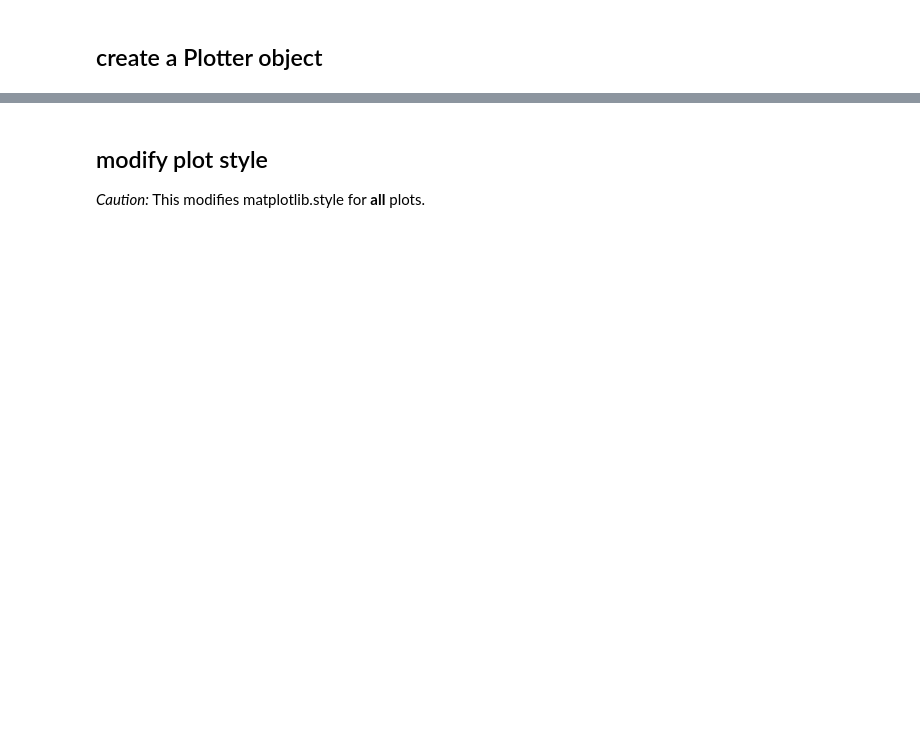
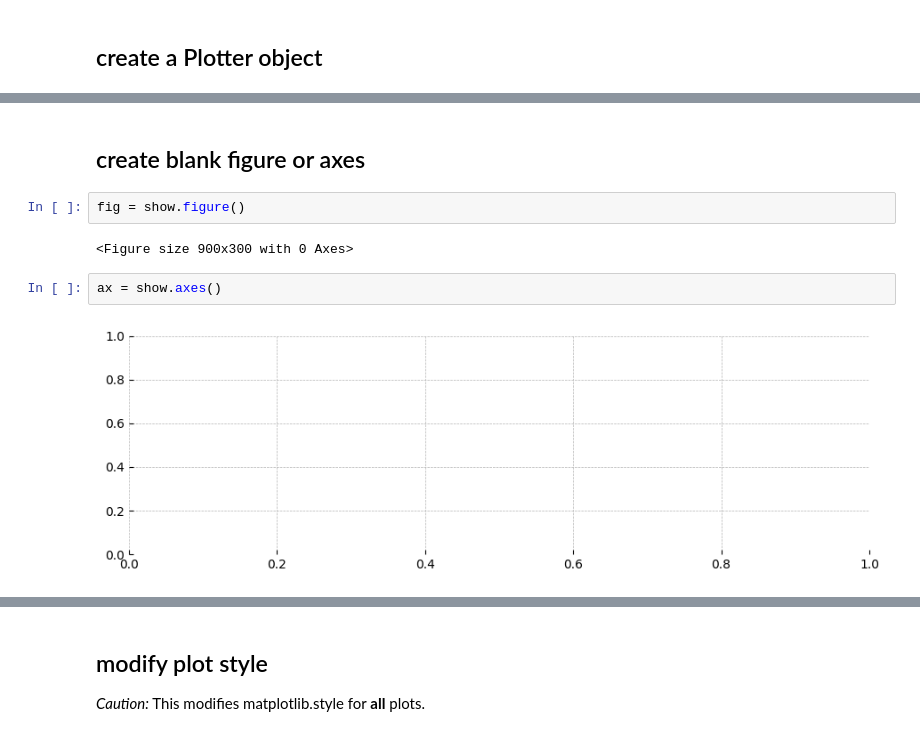
Before and after one commit to samkennerly/kingofsnake, a Jupyter notebook: books/plot.ipynb, the cells around one changed output, grey strips where cells are left out. Drawn from its saved outputs; the diff is of its cells as text; blank space fills up the shorter version.

```diff
--- a/books/plot.ipynb
+++ b/books/plot.ipynb
@@ -138,0 +79,10 @@ help(plot.quant)
+# %% [markdown]
+## create blank figure or axes
+# %%
+fig = show.figure()
+# %% [output]
+<Figure size 900x300 with 0 Axes>
+# %%
+ax = show.axes()
+# %% [output]
+[figure, added]
```
Also changed, not shown: parts of 52 cells of this notebook.
